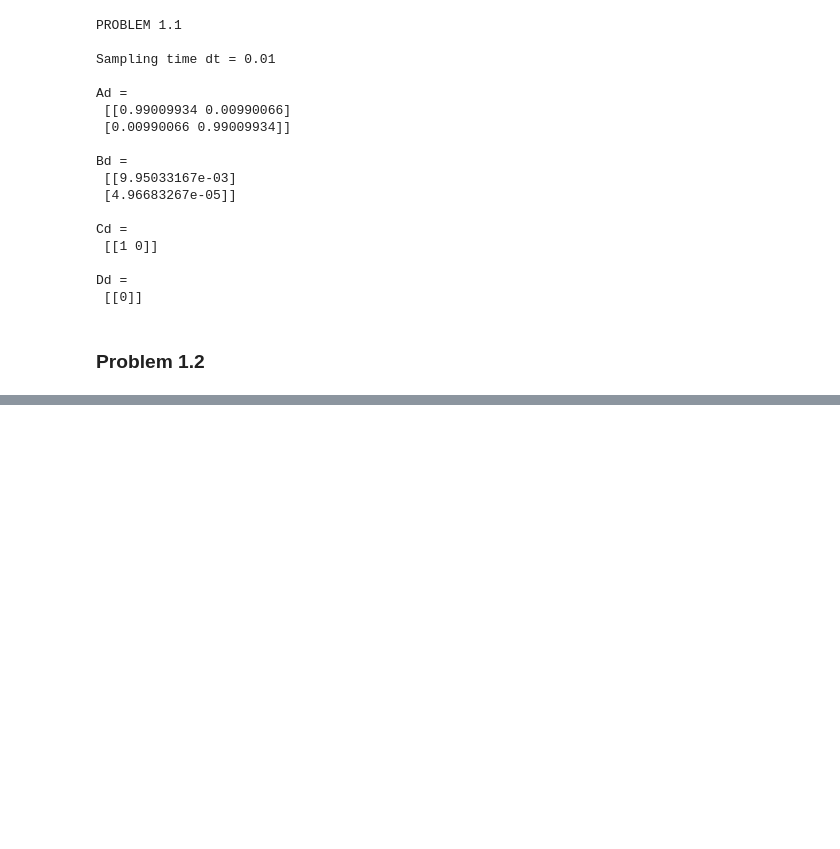
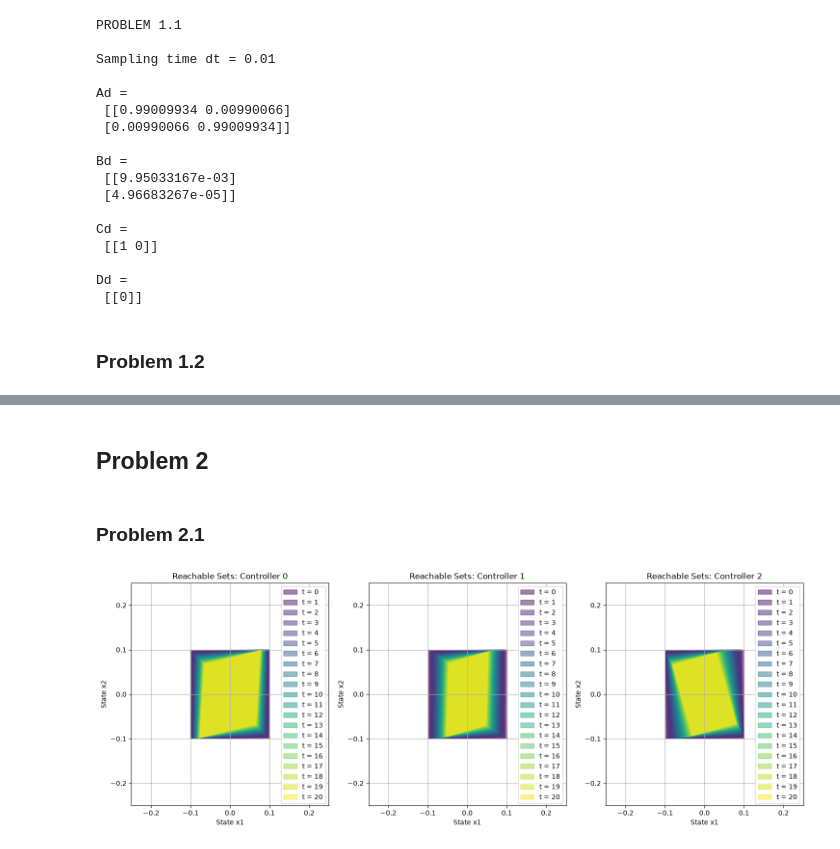
Before and after one commit to sifatMoonjerin/CS-591-Trustworthy-Autonomy, a Jupyter notebook: assignment_3/assignment_3.ipynb, the cells around one changed output, grey strips where cells are left out. Saved outputs shown, nothing was run; the diff lists cells and outputs as text; code cells hidden in the pictures; blank space fills up the shorter version.

Commit message:
problem 2.1

```diff
--- a/assignment_3/assignment_3.ipynb
+++ b/assignment_3/assignment_3.ipynb
@@ -74,9 +75,9 @@ Dd =
 # %%
 Q_0 = np.array([[1, 0], [0, 1]])
 Q_1 = np.array([[10, 0], [0, 1]])
-Q_2 = np.array([[1, 0], [0, 10]])
+Q_2 = np.array([[1, 0], [0, 20]])
 
-Q_list = [Q_1, Q_2, Q_3]
+Q_list = [Q_0, Q_1, Q_2]
 
 R = np.array([[1]])
 # %%
@@ -108,0 +110,64 @@ Optimal gain K_2 =
+# %% [markdown]
+## Problem 2
+# %% [markdown]
+### Problem 2.1
+# %%
+T = 20
+
+x_initial = np.array([
+    [-0.1, 0.1],
+    [-0.1, 0.1]
+])
+# %%
+fig, axes = plt.subplots(1, 3, figsize=(18, 6))
+
+colors = plt.cm.viridis(np.linspace(0, 1, T + 1))
+
+for i, Q in enumerate(Q_list):
+    K_dlqr, _, _ = ct.dlqr(Ad, Bd, Q, R)
+    K = -K_dlqr
+
+    x_vertices = np.zeros((T + 1, 4, 2))
+
+    x_vertices[0] = np.array([
+        [x_initial[0, 0], x_initial[1, 0]],
+        [x_initial[0, 1], x_initial[1, 0]],
+        [x_initial[0, 1], x_initial[1, 1]],
+        [x_initial[0, 0], x_initial[1, 1]]
+    ])
+
+    for t in range(1, T + 1):
+        for v in range(4):
+            x_vertices[t, v] = Ad @ x_vertices[t - 1, v] + Bd @ (K @ x_vertices[t - 1, v])
+
+    ax = axes[i]
+
+    for t in range(T + 1):
+        polygon = patches.Polygon(
+            x_vertices[t],
+            closed=True,
+            color=colors[t],
+            alpha=0.5,
+            label=f't = {t}'
+        )
+        ax.add_patch(polygon)
+
+    x_values = x_vertices[:, :, 0]
+    y_values = x_vertices[:, :, 1]
+
+    x_min, x_max = x_values.min(), x_values.max()
+    y_min, y_max = y_values.min(), y_values.max()
+
+    ax.set_xlim(x_min - 0.15, x_max + 0.15)
+    ax.set_ylim(y_min - 0.15, y_max + 0.15)
+
+    ax.set_title(f"Reachable Sets: Controller {i}")
+    ax.set_xlabel("State x1")
+    ax.set_ylabel("State x2")
+    ax.legend()
+    ax.grid(True)
+
+
+plt.show()
+# %% [output]
+[figure, added]
```
Also changed, not shown: parts of 2 cells of this notebook.
